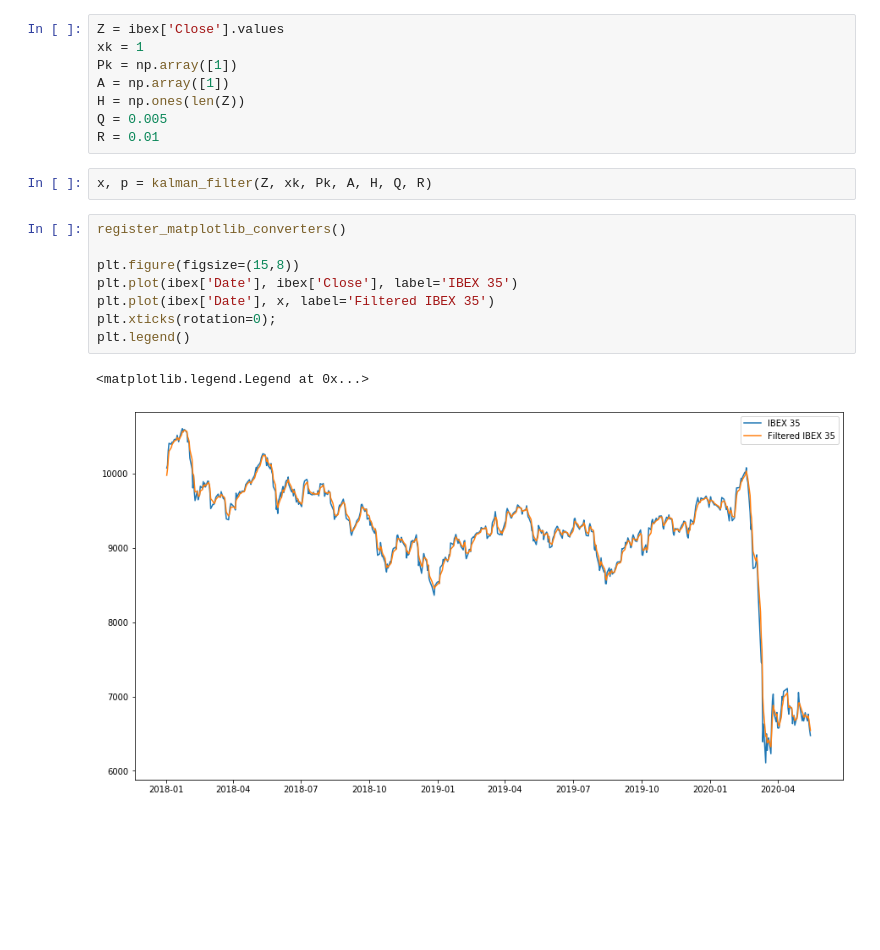
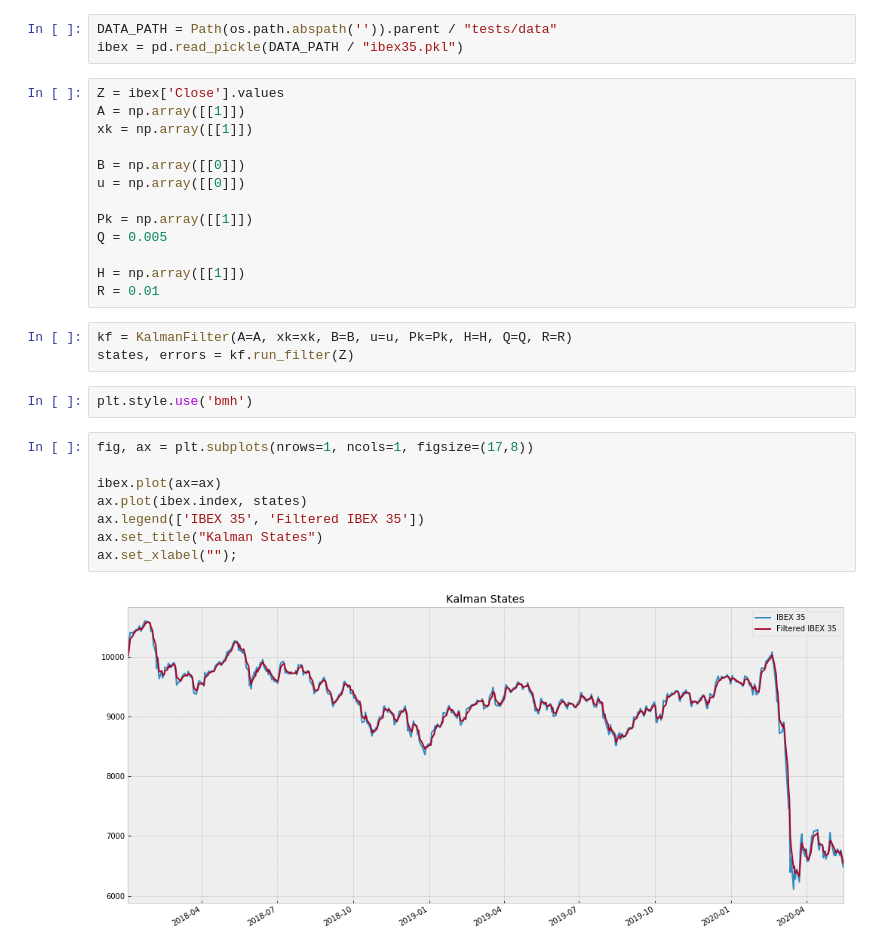
Before and after one commit to Xylambda/kalmankit, a Jupyter notebook: examples/signal_extraction.ipynb, the cells around one changed output. Drawn from its saved outputs; the diff is of its cells as text; blank space fills up the shorter version.

```diff
--- a/examples/signal_extraction.ipynb
+++ b/examples/signal_extraction.ipynb
@@ -18,21 +12,31 @@ plt.xticks(rotation=90);
+# %%
+DATA_PATH = Path(os.path.abspath('')).parent / "tests/data"
+ibex = pd.read_pickle(DATA_PATH / "ibex35.pkl")
 # %%
 Z = ibex['Close'].values
-xk = 1
-Pk = np.array([1])
-A = np.array([1])
-H = np.ones(len(Z))
+A = np.array([[1]])
+xk = np.array([[1]])
+
+B = np.array([[0]])
+u = np.array([[0]])
+
+Pk = np.array([[1]])
 Q = 0.005
+
+H = np.array([[1]])
 R = 0.01
-# %%
-x, p = kalman_filter(Z, xk, Pk, A, H, Q, R)
-# %%
-register_matplotlib_converters()
-
-plt.figure(figsize=(15,8))
-plt.plot(ibex['Date'], ibex['Close'], label='IBEX 35')
-plt.plot(ibex['Date'], x, label='Filtered IBEX 35')
-plt.xticks(rotation=0);
-plt.legend()
-# %% [output]
-<matplotlib.legend.Legend at 0x...>
-[figure, removed]
+# %%
+kf = KalmanFilter(A=A, xk=xk, B=B, u=u, Pk=Pk, H=H, Q=Q, R=R)
+states, errors = kf.run_filter(Z)
+# %%
+plt.style.use('bmh')
+# %%
+fig, ax = plt.subplots(nrows=1, ncols=1, figsize=(17,8))
+
+ibex.plot(ax=ax)
+ax.plot(ibex.index, states)
+ax.legend(['IBEX 35', 'Filtered IBEX 35'])
+ax.set_title("Kalman States")
+ax.set_xlabel("");
+# %% [output]
+[figure, added]
```
Also changed, not shown: parts of 4 cells of this notebook, 12 other files.
